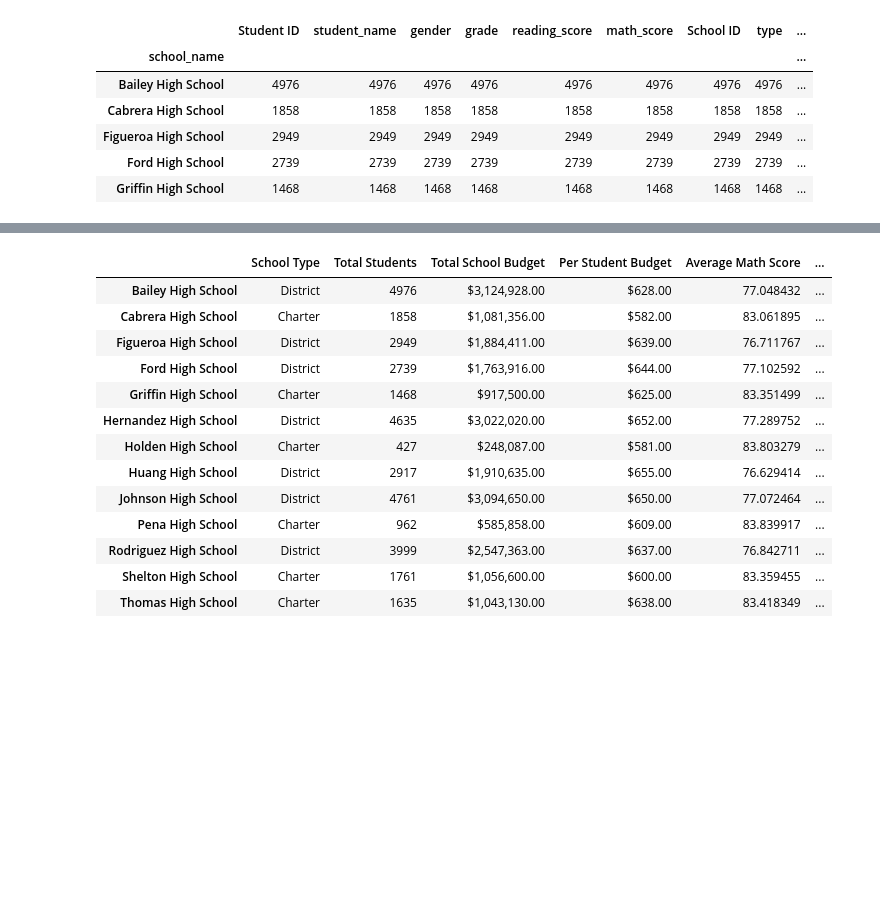
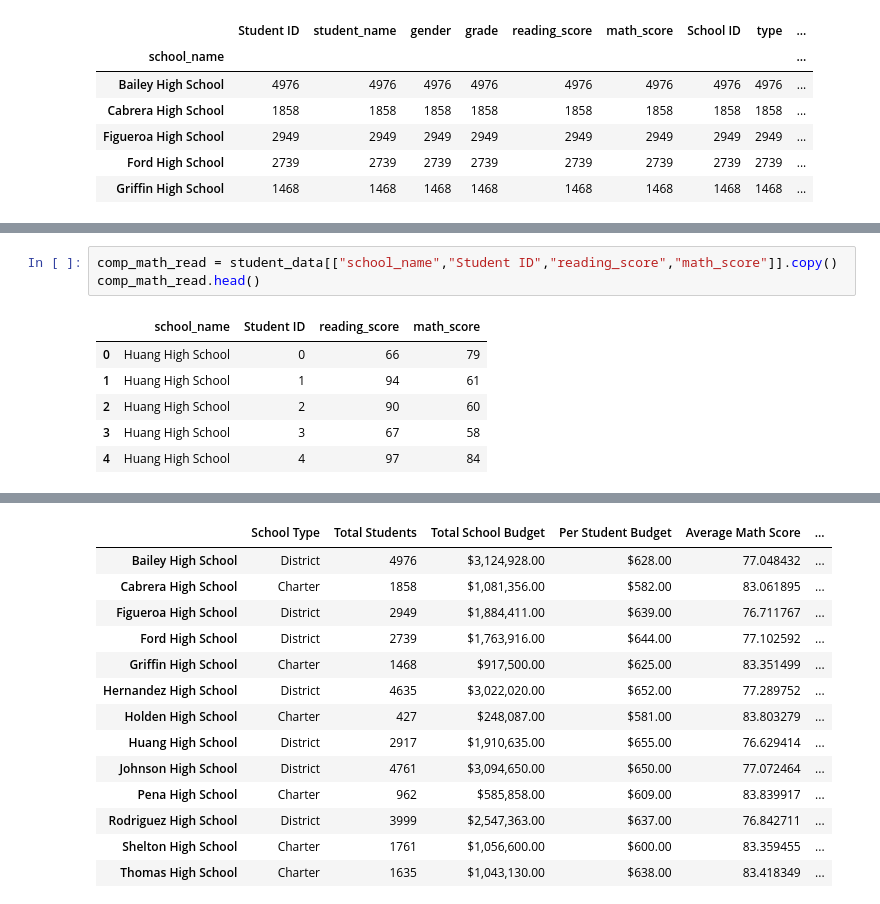
Before and after one commit to mplem8046/pandas-challenge, a Jupyter notebook: PyCitySchools/PyCitySchools_starter-Copy1.ipynb, the cells around one changed output, grey strips where cells are left out. Cells and saved outputs as stored; diff of their text form; blank space fills up the shorter version.

```diff
--- a/PyCitySchools/PyCitySchools_starter-Copy1.ipynb
+++ b/PyCitySchools/PyCitySchools_starter-Copy1.ipynb
@@ -151,0 +264,10 @@ schools_comp_grouped.count().head()
+# %%
+comp_math_read = student_data[["school_name","Student ID","reading_score","math_score"]].copy()
+comp_math_read.head()
+# %% [output]
+|  | school_name | Student ID | reading_score | math_score |
+| 0 | Huang High School | 0 | 66 | 79 |
+| 1 | Huang High School | 1 | 94 | 61 |
+| 2 | Huang High School | 2 | 90 | 60 |
+| 3 | Huang High School | 3 | 67 | 58 |
+| 4 | Huang High School | 4 | 97 | 84 |
```
Also changed, not shown: parts of 15 cells of this notebook, 1 other file.
